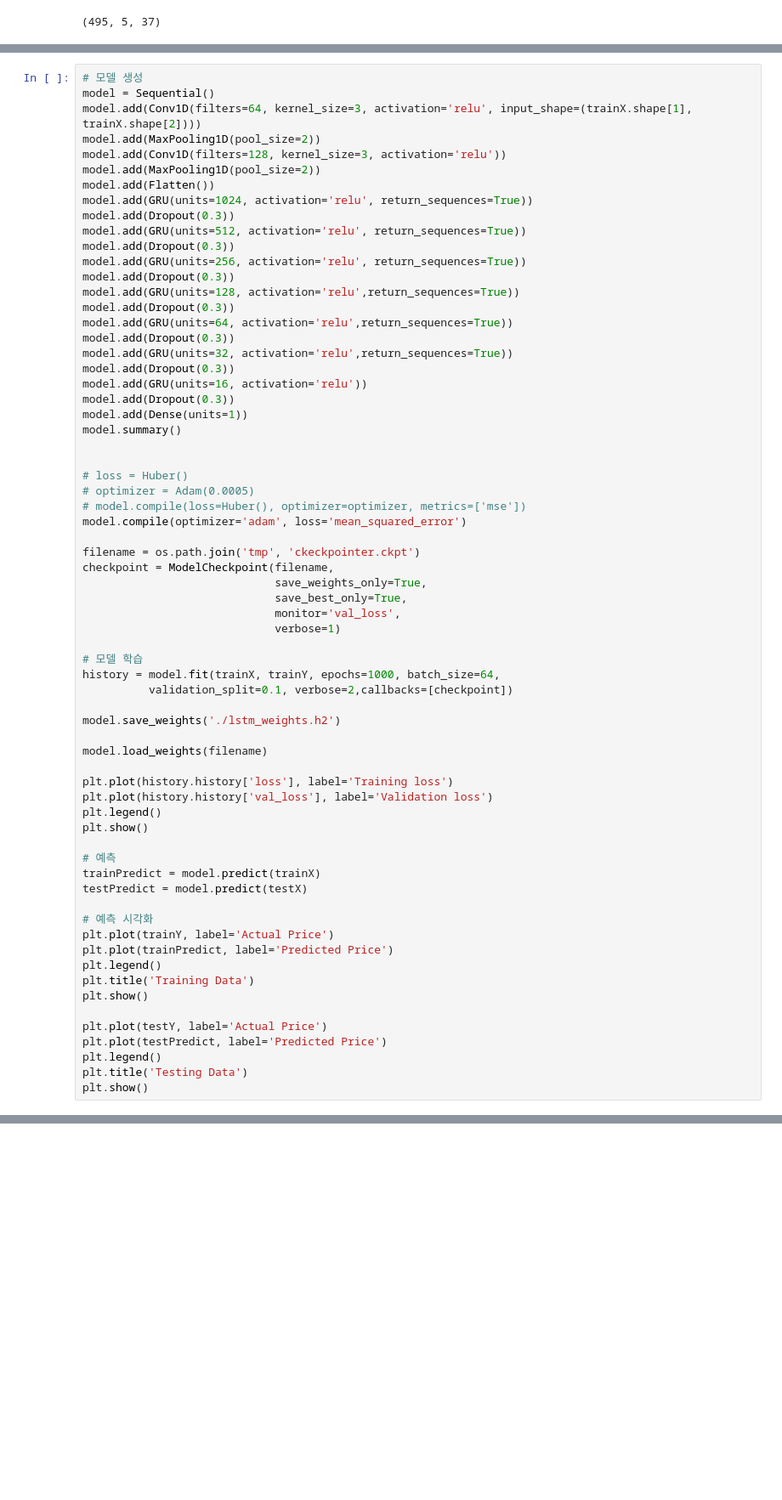
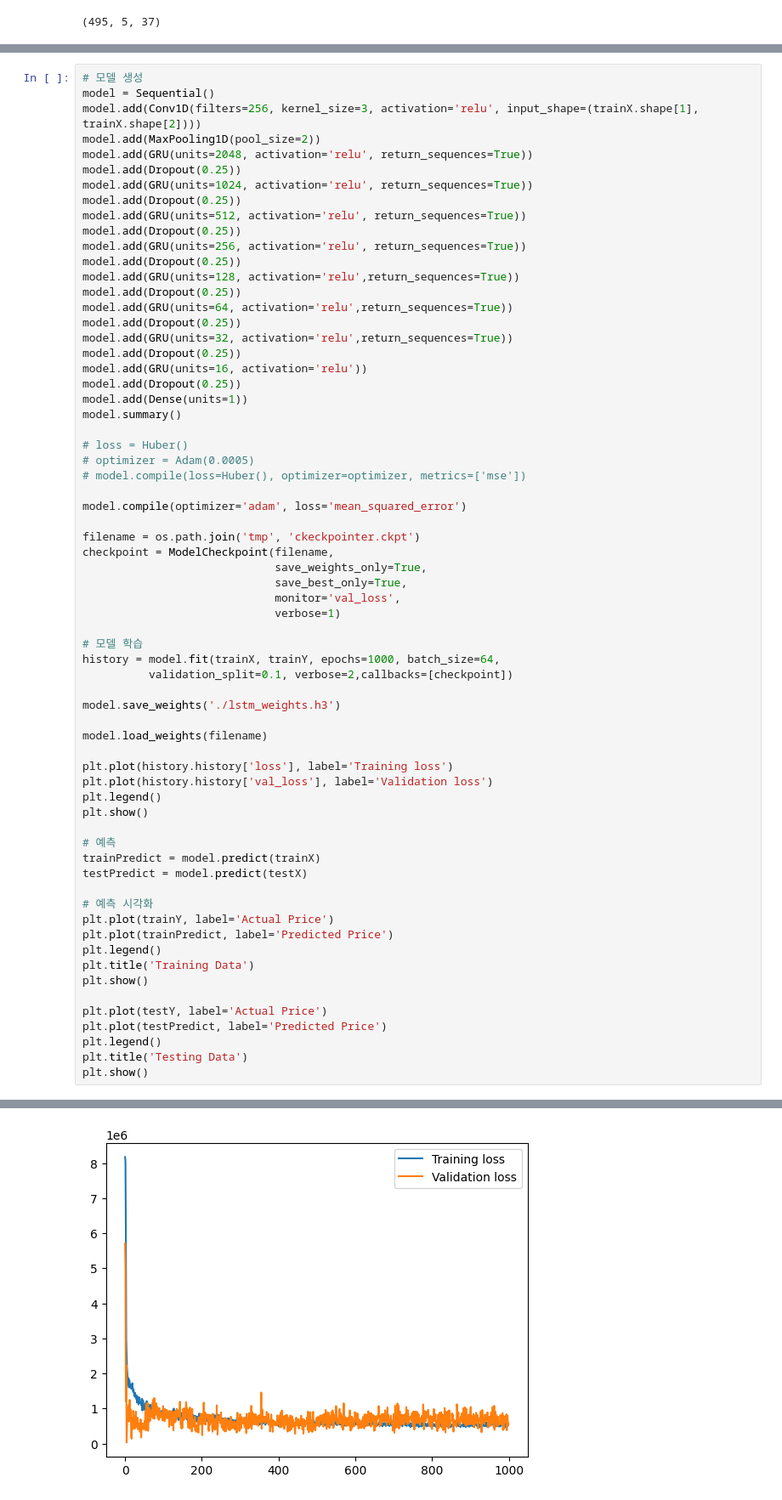
Before and after one commit to Gayeon6423/-AI-, a Jupyter notebook: RNN_sentiment.ipynb, the cells around one changed output, grey strips where cells are left out. Shown at 85% size. Drawn from its saved outputs; the diff is of its cells as text; blank space fills up the shorter version.

```diff
--- a/RNN_sentiment.ipynb
+++ b/RNN_sentiment.ipynb
@@ -457,32 +553,31 @@ trainX.shape
 # %%
 # 모델 생성
 model = Sequential()
-model.add(Conv1D(filters=64, kernel_size=3, activation='relu', input_shape=(trainX.shape[1], trainX.shape[2])))
+model.add(Conv1D(filters=256, kernel_size=3, activation='relu', input_shape=(trainX.shape[1], trainX.shape[2])))
 model.add(MaxPooling1D(pool_size=2))
-model.add(Conv1D(filters=128, kernel_size=3, activation='relu'))
-model.add(MaxPooling1D(pool_size=2))
-model.add(Flatten())
+model.add(GRU(units=2048, activation='relu', return_sequences=True))
+model.add(Dropout(0.25))
 model.add(GRU(units=1024, activation='relu', return_sequences=True))
-model.add(Dropout(0.3))
+model.add(Dropout(0.25))
 model.add(GRU(units=512, activation='relu', return_sequences=True))
-model.add(Dropout(0.3))
+model.add(Dropout(0.25))
 model.add(GRU(units=256, activation='relu', return_sequences=True))
-model.add(Dropout(0.3))
+model.add(Dropout(0.25))
 model.add(GRU(units=128, activation='relu',return_sequences=True))
-model.add(Dropout(0.3))
+model.add(Dropout(0.25))
 model.add(GRU(units=64, activation='relu',return_sequences=True))
-model.add(Dropout(0.3))
+model.add(Dropout(0.25))
 model.add(GRU(units=32, activation='relu',return_sequences=True))
-model.add(Dropout(0.3))
+model.add(Dropout(0.25))
 model.add(GRU(units=16, activation='relu'))
-model.add(Dropout(0.3))
+model.add(Dropout(0.25))
 model.add(Dense(units=1))
 model.summary()
-
 
 # loss = Huber()
 # optimizer = Adam(0.0005)
 # model.compile(loss=Huber(), optimizer=optimizer, metrics=['mse'])
+
 model.compile(optimizer='adam', loss='mean_squared_error')
 
 filename = os.path.join('tmp', 'ckeckpointer.ckpt')
@@ -496,7 +591,7 @@ checkpoint = ModelCheckpoint(filename,
 history = model.fit(trainX, trainY, epochs=1000, batch_size=64,
           validation_split=0.1, verbose=2,callbacks=[checkpoint])
 
-model.save_weights('./lstm_weights.h2')
+model.save_weights('./lstm_weights.h3')
 
 model.load_weights(filename)
 
@@ -525,0 +645 @@ ValueError: ignored
+[figure, added]
```
Also changed, not shown: parts of 4 cells of this notebook.
